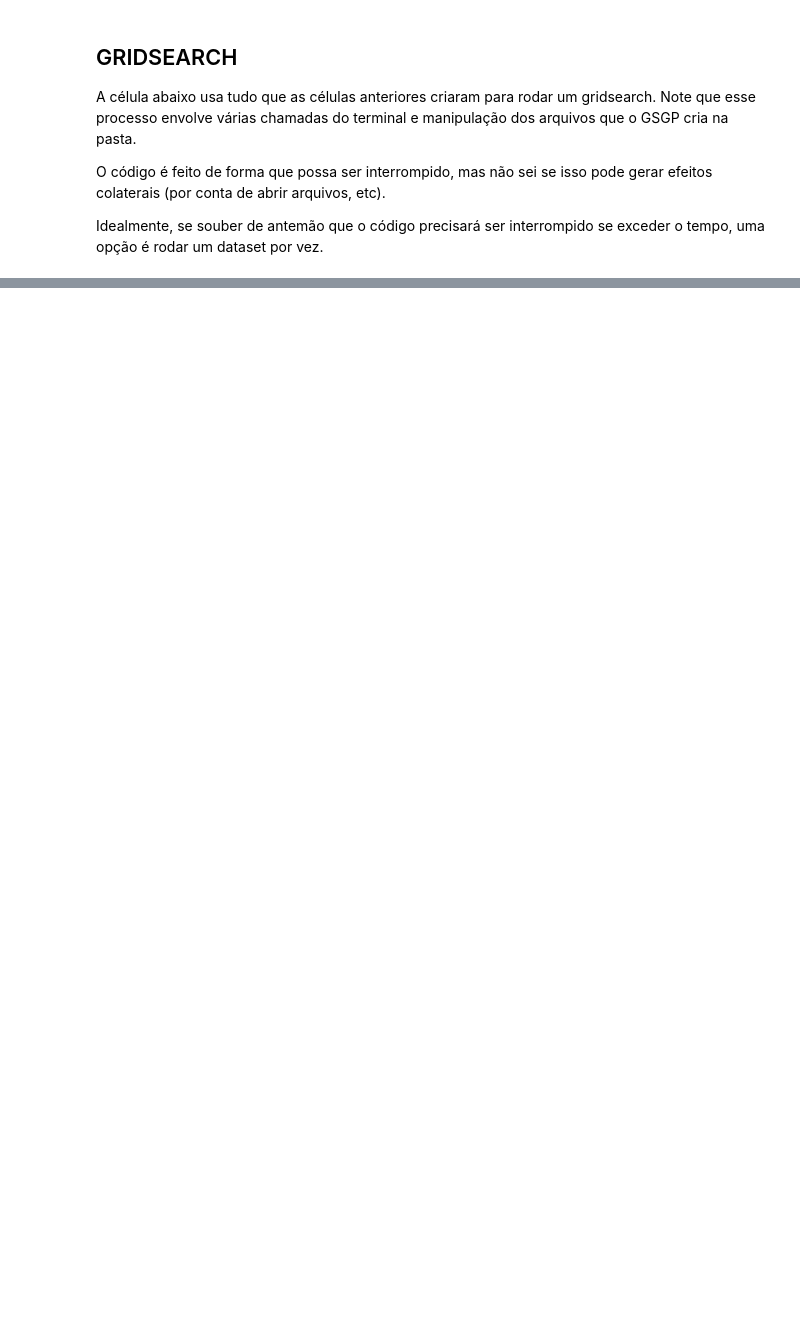
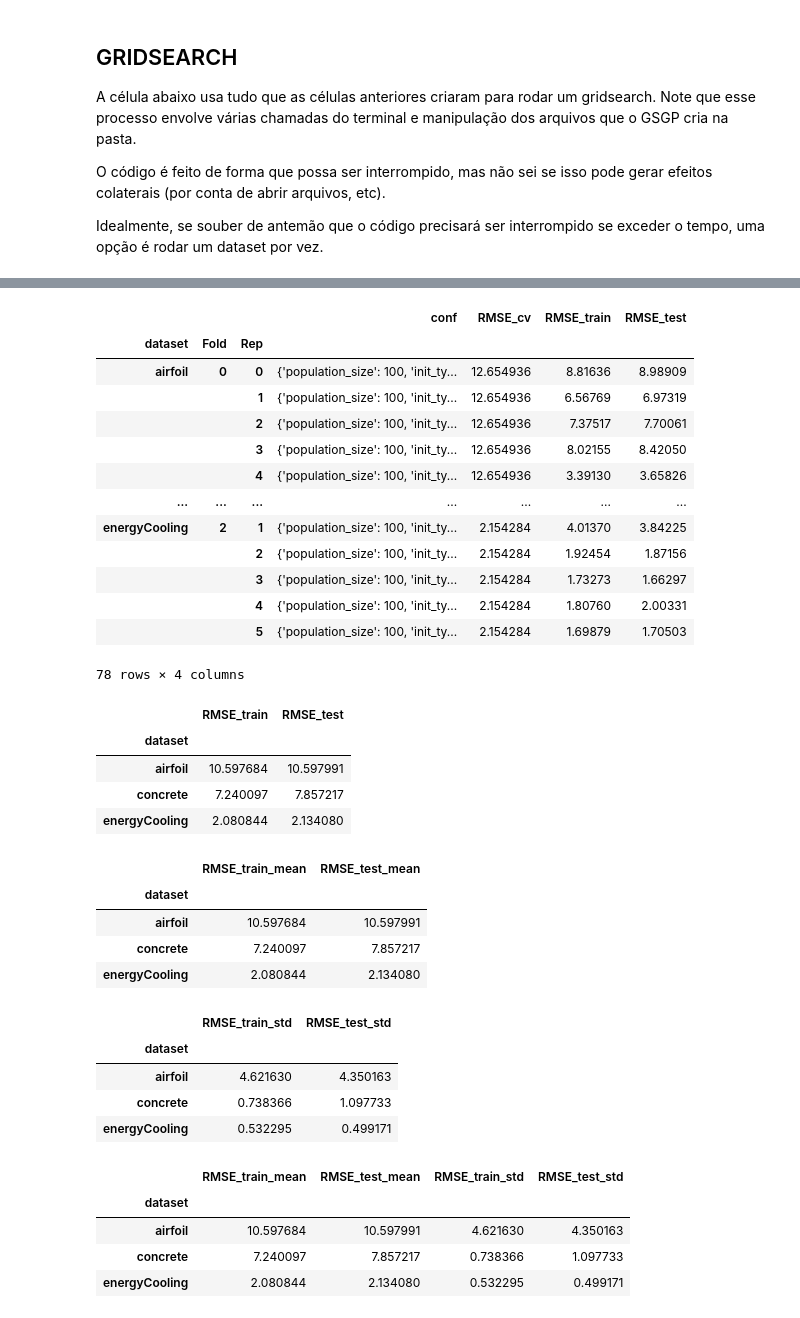
Before and after one commit to gAldeia/experiments-ITEA-paper, a Jupyter notebook: src/GSGP Gridsearch .ipynb, the cells around one changed output, grey strips where cells are left out. Cells and saved outputs as stored; diff of their text form; code cells hidden in the pictures; blank space fills up the shorter version.

Commit message:
Resultados novos gsgp

```diff
--- a/src/GSGP Gridsearch .ipynb
+++ b/src/GSGP Gridsearch .ipynb
@@ -482,22 +504,58 @@ display(resultsDF)
 # %%
 # Obtendo a melhor configuração para cada dataset
 
 
 # Pegar, para cada dataset-fold-rep, a configuração de menor RMSE_cv
 resultsDF_ = resultsDF.loc[resultsDF.groupby(['dataset', 'Fold', 'Rep'])['RMSE_cv'].idxmin()]
 resultsDF_ = resultsDF_.set_index(['dataset', 'Fold', 'Rep'])
 display(resultsDF_)
 
 # Tirando a média da melhor configuração em cada fold (e descartando 2 primeiras colunas, configuração e cv)
-resultsDF_median = resultsDF_.groupby(['dataset']).mean().iloc[:, 2:]
+resultsDF_median = resultsDF_.groupby(['dataset']).mean().iloc[:, 1:]
+display(resultsDF_median)
 resultsDF_median.columns = ['RMSE_train_mean', 'RMSE_test_mean']
 display(resultsDF_median)
 
 # Colocando o desvio padrão e tirando as 2 primeiras colunas (fold e rep, não interessam)
-resultsDF_std = resultsDF_.groupby(['dataset']).std().iloc[:, 2:]
+resultsDF_std = resultsDF_.groupby(['dataset']).std().iloc[:, 1:]
 resultsDF_std.columns = ['RMSE_train_std', 'RMSE_test_std']
 display(resultsDF_std)
 
 # juntando tudo em um só
 resultsDF_ = pd.merge(resultsDF_median, resultsDF_std, left_index=True, right_index=True)
 display(resultsDF_)
+# %% [output]
+|  |  |  | conf | RMSE_cv | RMSE_train | RMSE_test |
+| dataset | Fold | Rep |  |  |  |  |
+| airfoil | 0 | 0 | {'population_size': 100, 'init_ty... | 12.654936 | 8.81636 | 8.98909 |
+|  |  | 1 | {'population_size': 100, 'init_ty... | 12.654936 | 6.56769 | 6.97319 |
+|  |  | 2 | {'population_size': 100, 'init_ty... | 12.654936 | 7.37517 | 7.70061 |
+|  |  | 3 | {'population_size': 100, 'init_ty... | 12.654936 | 8.02155 | 8.42050 |
+|  |  | 4 | {'population_size': 100, 'init_ty... | 12.654936 | 3.39130 | 3.65826 |
+| ... | ... | ... | ... | ... | ... | ... |
+| energyCooling | 2 | 1 | {'population_size': 100, 'init_ty... | 2.154284 | 4.01370 | 3.84225 |
+|  |  | 2 | {'population_size': 100, 'init_ty... | 2.154284 | 1.92454 | 1.87156 |
+|  |  | 3 | {'population_size': 100, 'init_ty... | 2.154284 | 1.73273 | 1.66297 |
+|  |  | 4 | {'population_size': 100, 'init_ty... | 2.154284 | 1.80760 | 2.00331 |
+|  |  | 5 | {'population_size': 100, 'init_ty... | 2.154284 | 1.69879 | 1.70503 |
+78 rows × 4 columns
+|  | RMSE_train | RMSE_test |
+| dataset |  |  |
+| airfoil | 10.597684 | 10.597991 |
+| concrete | 7.240097 | 7.857217 |
+| energyCooling | 2.080844 | 2.134080 |
+|  | RMSE_train_mean | RMSE_test_mean |
+| dataset |  |  |
+| airfoil | 10.597684 | 10.597991 |
+| concrete | 7.240097 | 7.857217 |
+| energyCooling | 2.080844 | 2.134080 |
+|  | RMSE_train_std | RMSE_test_std |
+| dataset |  |  |
+| airfoil | 4.621630 | 4.350163 |
+| concrete | 0.738366 | 1.097733 |
+| energyCooling | 0.532295 | 0.499171 |
+|  | RMSE_train_mean | RMSE_test_mean | RMSE_train_std | RMSE_test_std |
+| dataset |  |  |  |  |
+| airfoil | 10.597684 | 10.597991 | 4.621630 | 4.350163 |
+| concrete | 7.240097 | 7.857217 | 0.738366 | 1.097733 |
+| energyCooling | 2.080844 | 2.134080 | 0.532295 | 0.499171 |
```
Also changed, not shown: parts of 3 cells of this notebook, 18 other files.
